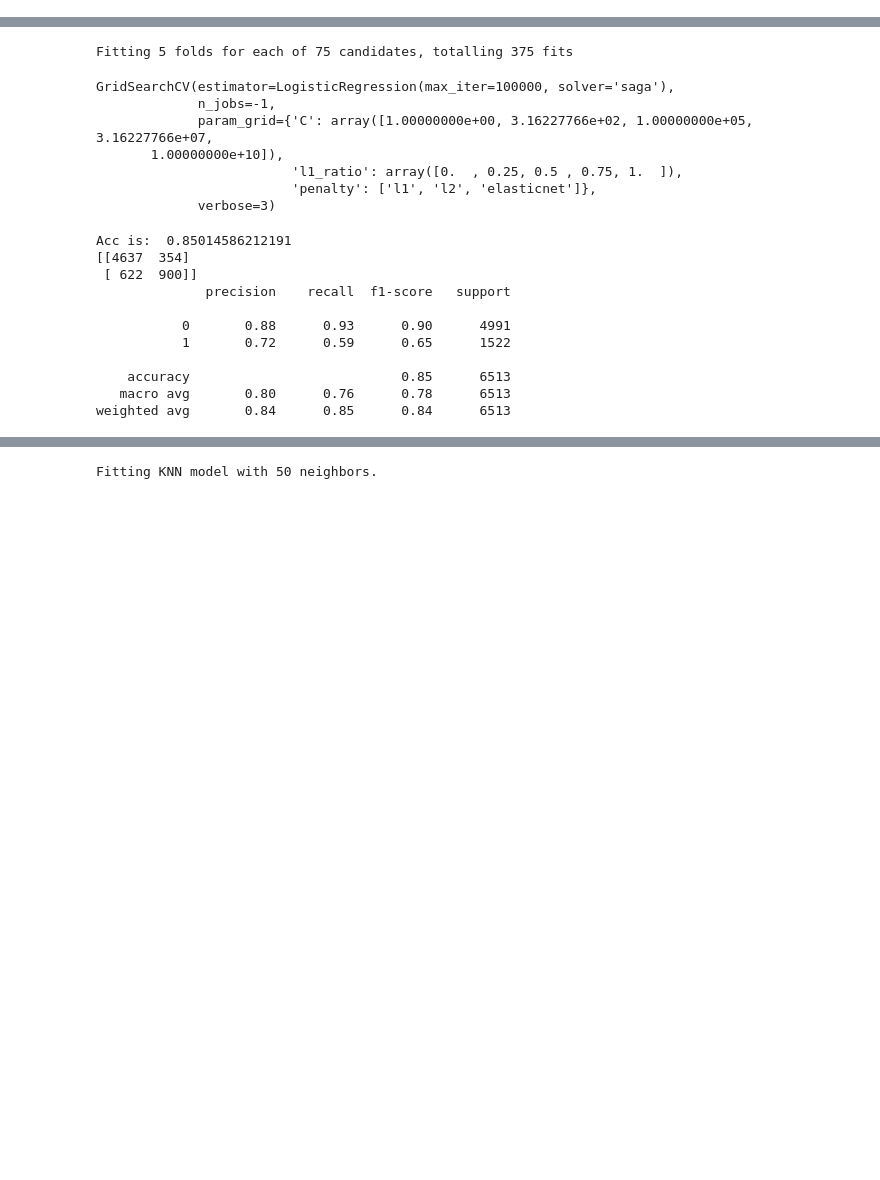
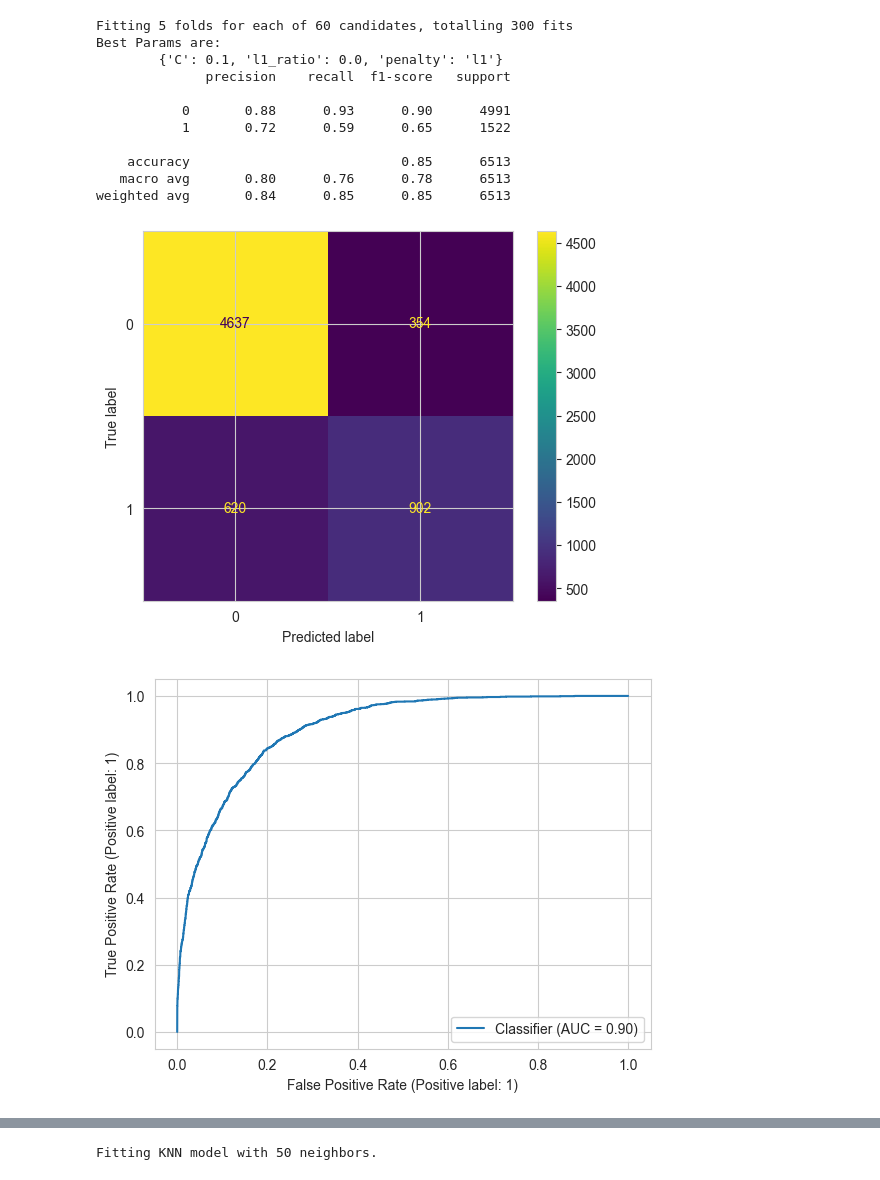
Before and after one commit to OmerSav/AdultCensusIncomeClassification, a Jupyter notebook: notebooks/0.2-os-train-models.ipynb, the cells around one changed output, grey strips where cells are left out. Cells and saved outputs as stored; diff of their text form; code cells hidden in the pictures; blank space fills up the shorter version.

```diff
--- a/notebooks/0.2-os-train-models.ipynb
+++ b/notebooks/0.2-os-train-models.ipynb
@@ -27,6 +65,6 @@ df.head()
 # %%
-X = df.drop('income_>50K', axis=1)
-y = df['income_>50K']
+X = df.drop('income', axis=1)
+y = df['income']
 # %%
 from sklearn.model_selection import train_test_split
 
@@ -43,3 +78,0 @@ from sklearn.linear_model import LogisticRegression
-# %%
-log_model = LogisticRegression()
-log_model.fit(X_train, y_train)
@@ -52,3 +78,0 @@ log_model.score(X_test, y_test)
-# %%
-log_scaled = LogisticRegression(max_iter=1e+4)
-log_scaled.fit(X_train_scaled, y_train)
@@ -91,2 +85,12 @@ PrecisionRecallDisplay.from_estimator(log_scaled, X_test_scaled, y_test)
 # %%
 from sklearn.model_selection import GridSearchCV
+# %%
+def grid_fit_score(model, param_grid, X_train, X_test, y_train=y_train,
+                   y_test=y_test):
+    '''Helper function to apply grid search and evalute scores.'''
+    grid_model = GridSearchCV(model, param_grid, n_jobs=-1, verbose=3)
+    grid_model.fit(X_train, y_train)
+    print(f'Best Params are: \n\t{grid_model.best_params_}')
+    scores = classification_scores(grid_model.best_estimator_, X_test, y_test)
+
+    return grid_model, scores
@@ -93,8 +105,25 @@ from sklearn.model_selection import GridSearchCV
 # %%
+from sklearn.linear_model import LogisticRegression
+
 log_model = LogisticRegression(solver='saga', max_iter=int(1e+5))
 
 penalty = ['l1', 'l2', 'elasticnet']
-l1_ratio = np.linspace(0, 1, 5)
-C = np.logspace(0, 10, 5)
+l1_ratio = np.linspace(0, 1, 4)
+C = np.logspace(-1, 2, 5)
 param_grid = {'penalty': penalty, 'l1_ratio': l1_ratio, 'C': C}
-log_grid = GridSearchCV(log_model, param_grid, n_jobs=-1, verbose=3)
+log_grid, log_scores = grid_fit_score(log_model, param_grid, X_train_scaled,
+                                      X_test_scaled)
+# %% [output]
+Fitting 5 folds for each of 60 candidates, totalling 300 fits
+Best Params are:
+        {'C': 0.1, 'l1_ratio': 0.0, 'penalty': 'l1'}
+              precision    recall  f1-score   support
+
+           0       0.88      0.93      0.90      4991
+           1       0.72      0.59      0.65      1522
+
+    accuracy                           0.85      6513
+   macro avg       0.80      0.76      0.78      6513
+weighted avg       0.84      0.85      0.85      6513
+[figure, added]
+[figure, added]
@@ -101,28 +130,0 @@ log_grid = GridSearchCV(log_model, param_grid, n_jobs=-1, verbose=3)
-# %%
-log_grid.fit(X_train_scaled, y_train)
-# %% [output]
-Fitting 5 folds for each of 75 candidates, totalling 375 fits
-GridSearchCV(estimator=LogisticRegression(max_iter=100000, solver='saga'),
-             n_jobs=-1,
-             param_grid={'C': array([1.00000000e+00, 3.16227766e+02, 1.00000000e+05, 3.16227766e+07,
-       1.00000000e+10]),
-                         'l1_ratio': array([0.  , 0.25, 0.5 , 0.75, 1.  ]),
-                         'penalty': ['l1', 'l2', 'elasticnet']},
-             verbose=3)
-# %%
-y_test_pred = log_grid.predict(X_test_scaled)
-print('Acc is: ', accuracy_score(y_test, y_test_pred))
-print(confusion_matrix(y_test, y_test_pred))
-print(classification_report(y_test, y_test_pred))
-# %% [output]
-Acc is:  0.85014586212191
-[[4637  354]
- [ 622  900]]
-              precision    recall  f1-score   support
-
-           0       0.88      0.93      0.90      4991
-           1       0.72      0.59      0.65      1522
-
-    accuracy                           0.85      6513
-   macro avg       0.80      0.76      0.78      6513
-weighted avg       0.84      0.85      0.84      6513
```
Also changed, not shown: parts of 80 cells of this notebook, 1 other file.
